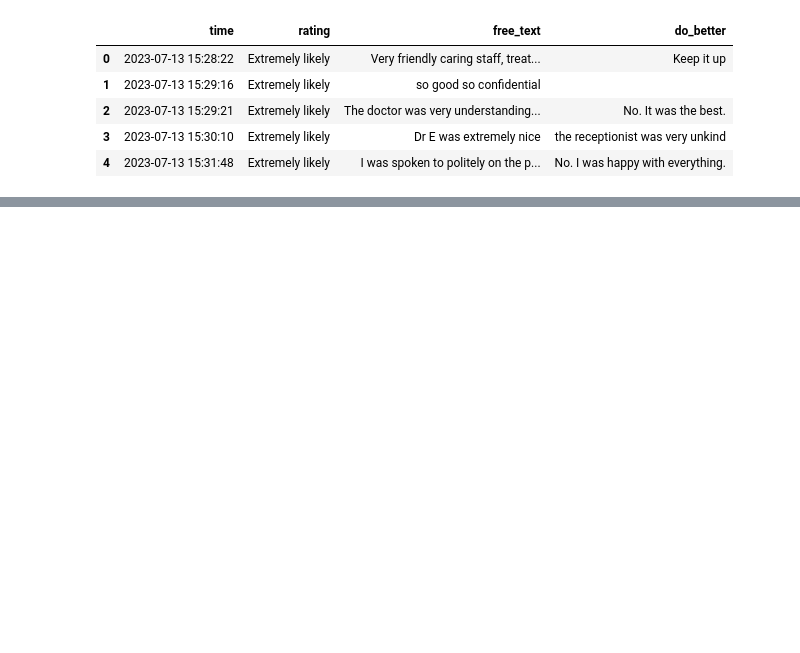
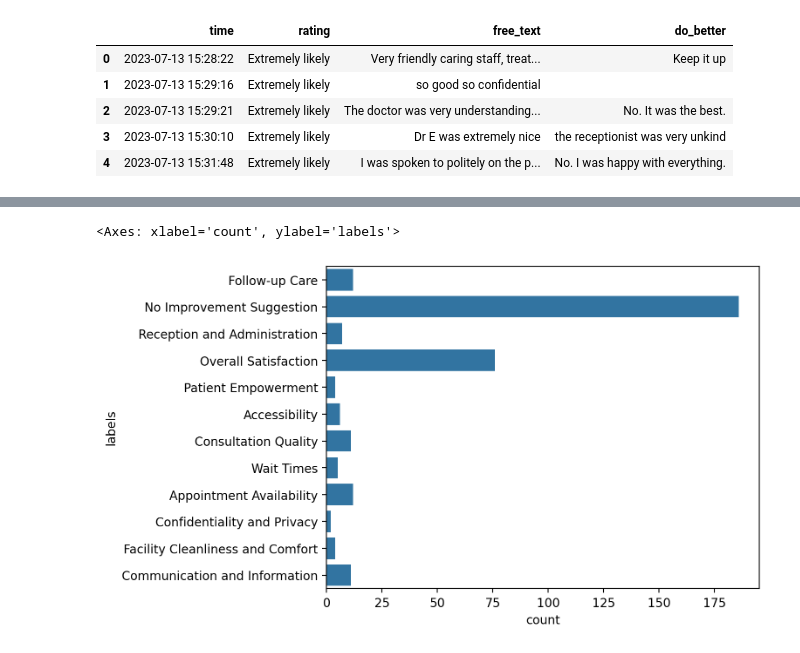
Before and after one commit to janduplessis883/friends-and-family-test-analysis, a Jupyter notebook: notebooks/exploration.ipynb, the cells around one changed output, grey strips where cells are left out. Drawn from its saved outputs; the diff is of its cells as text; code cells hidden in the pictures; blank space fills up the shorter version.

```diff
--- a/notebooks/exploration.ipynb
+++ b/notebooks/exploration.ipynb
@@ -51,3 +47,0 @@ sns.histplot(data=data, x='do_better_len')
-# %%
-for text in data['do_better']:
-    print(text)
@@ -127,11 +80,18 @@ from transformers import pipeline
 classifier = pipeline("zero-shot-classification",
                       model="facebook/bart-large-mnli")
 # %%
+text_list = []
+label_list = []
+count = 0
 for text in data['do_better']:
+    count = count + 1
     if text != '':
-
-        output = classifier(text, improvement_labels_list)
-        print(f"✅ {output['labels'][0]}")
-        print(text)
-        print('')
+        output = classifier(text, patient_feedback_categories)
+        text_list.append(text)
+        label_list.append(output['labels'][0])
+        print(count)
+        count = count + 1
+    else:
+        print("Empty input string")
+        count = count +1
 # %% [output]
@@ -157,0 +135,8 @@ I think it is getting better, the ladies at the reception can be so rude, it wou
+# %%
+my_dict = {
+    "text": text_list,
+    "labels": label_list
+}
+
+label_df = pd.DataFrame(my_dict)
+label_df
@@ -157,0 +157,5 @@ I think it is getting better, the ladies at the reception can be so rude, it wou
+# %%
+sns.countplot(label_df['labels'])
+# %% [output]
+<Axes: xlabel='count', ylabel='labels'>
+[figure, added]
```
Also changed, not shown: parts of 11 cells of this notebook, 4 other files.
